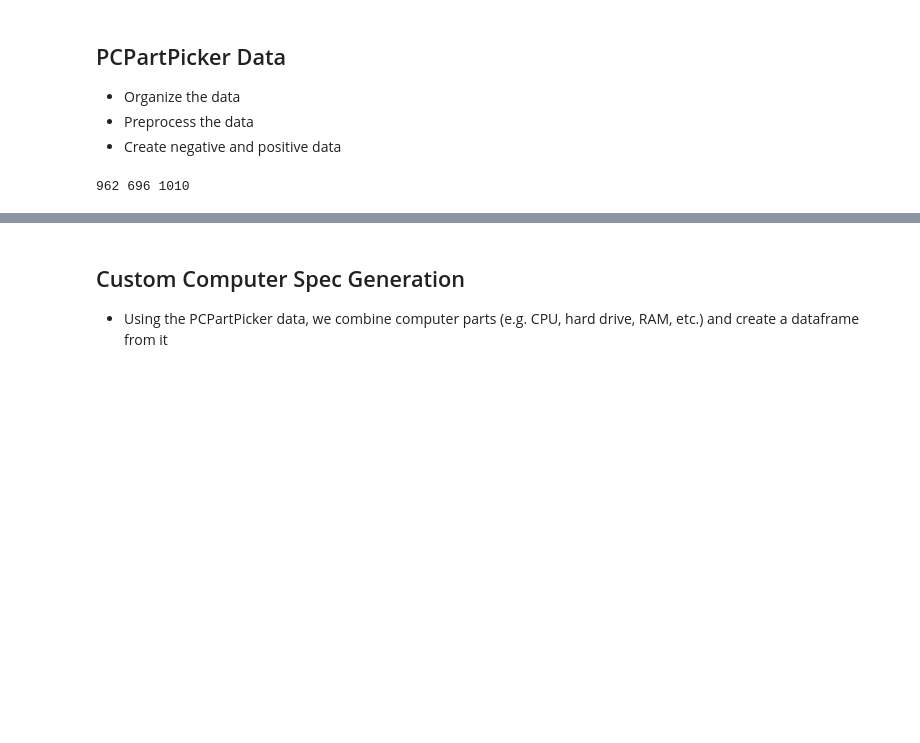
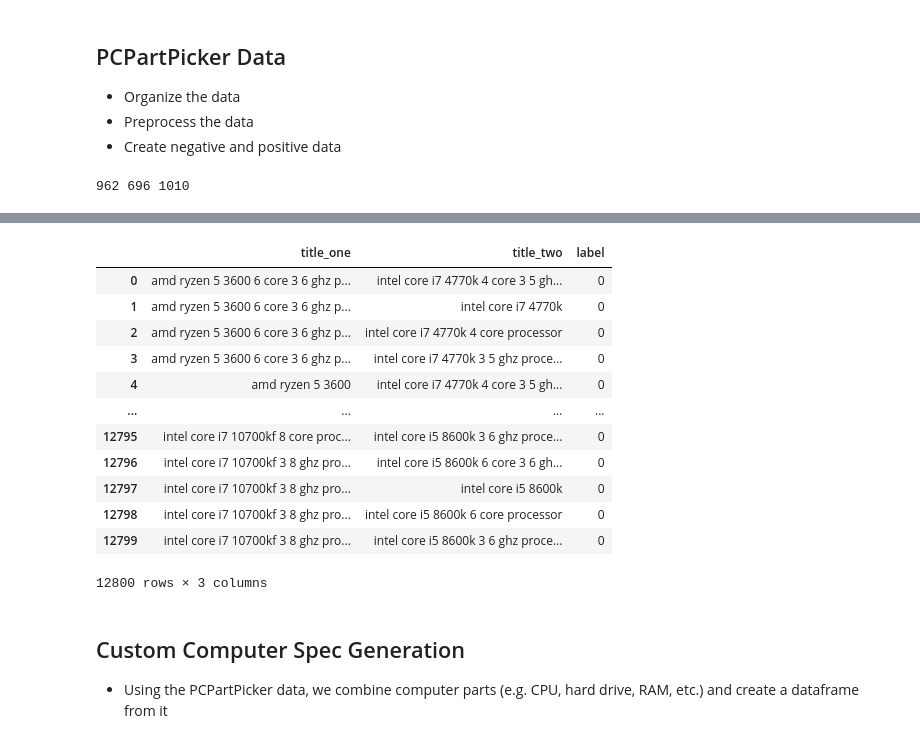
Before and after one commit to Mascerade/supervised-product-matching, a Jupyter notebook: TestingGrounds.ipynb, the cells around one changed output, grey strips where cells are left out. Saved outputs shown, nothing was run; the diff lists cells and outputs as text; code cells hidden in the pictures; blank space fills up the shorter version.

```diff
--- a/TestingGrounds.ipynb
+++ b/TestingGrounds.ipynb
@@ -546,0 +583,41 @@ ________________________________________________________________
+# %%
+def generate_neg_cpu_data():
+    cpu_df = pd.read_csv('data/train/cpu_data.csv')
+    cpu_df_iloc = cpu_df.iloc()
+    neg_df = []
+
+    for idx in tqdm(range(len(cpu_df))):
+        temp = []
+        cpu = cpu_df_iloc[idx]
+        key_brand = 'amd'
+
+        # Placeholder for now
+        neg_cpu = cpu
+
+        if 'amd' in cpu['name'].lower():
+            if random.random() > 0.65:
+                key_brand = 'amd'
+            else:
+                key_brand = 'intel'
+
+        elif 'intel' in cpu['name'].lower():
+            if random.random() > 0.65:
+                key_brand = 'intel'
+            else:
+                key_brand = 'amd'
+
+        # Get something that is similar to it
+        while key_brand not in neg_cpu['name'].lower() or cpu['name'] == neg_cpu['name']:
+            neg_cpu = cpu_df_iloc[random.randrange(0, len(cpu_df))]
+
+        orig_variations = cpu_variations(cpu)
+        neg_variations = cpu_variations(neg_cpu)
+
+        # Get all the combinations between orig variations and neg variations
+        for orig_cpu in orig_variations:
+            for neg_variation in neg_variations:
+                neg_df.append([orig_cpu, neg_variation, 0])
+
+    return pd.DataFrame(neg_df, columns=['title_one', 'title_two', 'label'])
+# %%
+neg_cpu_gen = generate_neg_cpu_data()
@@ -547,3 +754,19 @@ ________________________________________________________________
+# %%
+neg_cpu_gen
+# %% [output]
+|  | title_one | title_two | label |
+| 0 | amd ryzen 5 3600 6 core 3 6 ghz p... | intel core i7 4770k 4 core 3 5 gh... | 0 |
+| 1 | amd ryzen 5 3600 6 core 3 6 ghz p... | intel core i7 4770k | 0 |
+| 2 | amd ryzen 5 3600 6 core 3 6 ghz p... | intel core i7 4770k 4 core processor | 0 |
+| 3 | amd ryzen 5 3600 6 core 3 6 ghz p... | intel core i7 4770k 3 5 ghz proce... | 0 |
+| 4 | amd ryzen 5 3600 | intel core i7 4770k 4 core 3 5 gh... | 0 |
+| ... | ... | ... | ... |
+| 12795 | intel core i7 10700kf 8 core proc... | intel core i5 8600k 3 6 ghz proce... | 0 |
+| 12796 | intel core i7 10700kf 3 8 ghz pro... | intel core i5 8600k 6 core 3 6 gh... | 0 |
+| 12797 | intel core i7 10700kf 3 8 ghz pro... | intel core i5 8600k | 0 |
+| 12798 | intel core i7 10700kf 3 8 ghz pro... | intel core i5 8600k 6 core processor | 0 |
+| 12799 | intel core i7 10700kf 3 8 ghz pro... | intel core i5 8600k 3 6 ghz proce... | 0 |
+12800 rows × 3 columns
 # %% [markdown]
 ## Custom Computer Spec Generation
 * Using the PCPartPicker data, we combine computer parts (e.g. CPU, hard drive, RAM, etc.) and create a dataframe from it
```
Also changed, not shown: parts of 6 cells of this notebook.
